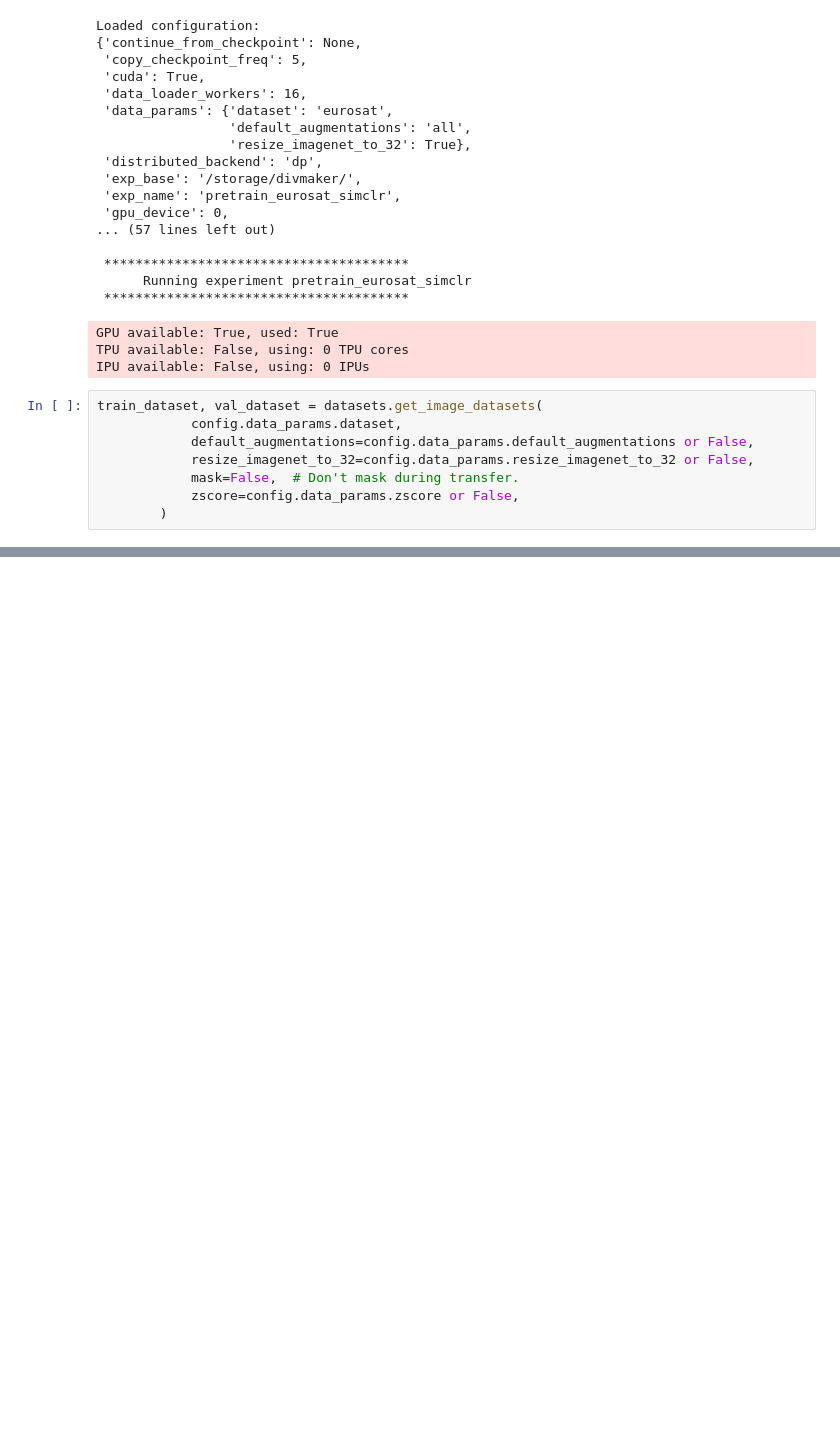
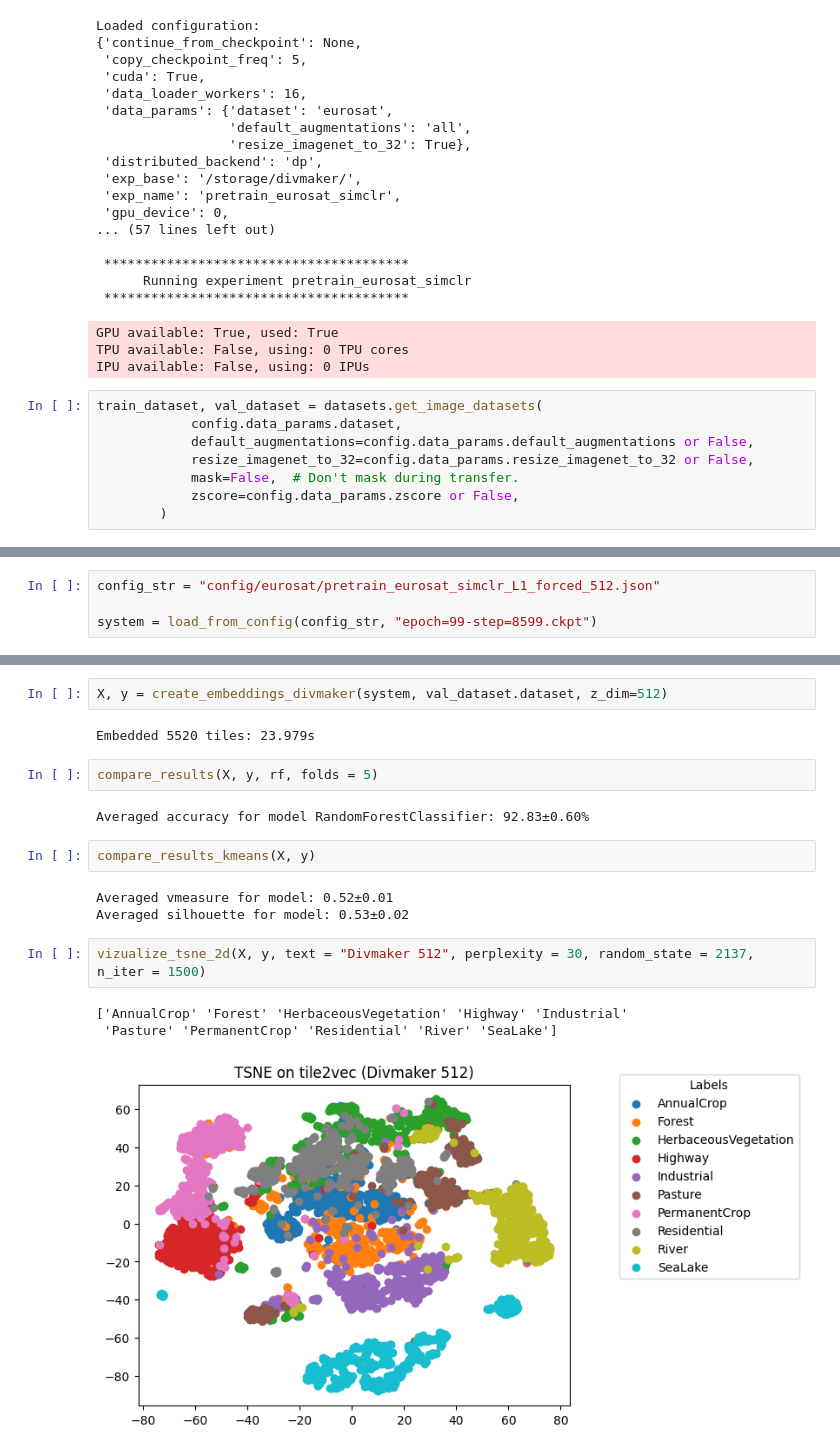
Before and after one commit to FilipLangiewicz/WB_projekt, a Jupyter notebook: code/divmaker/eval.ipynb, the cells around one changed output, grey strips where cells are left out. Cells and saved outputs as stored; diff of their text form; blank space fills up the shorter version.

```diff
--- a/code/divmaker/eval.ipynb
+++ b/code/divmaker/eval.ipynb
@@ -271,0 +405,4 @@ Averaged accuracy for model RandomForestClassifier: 94.24±0.42%
+# %%
+config_str = "config/eurosat/pretrain_eurosat_simclr_L1_forced_512.json"
+
+system = load_from_config(config_str, "epoch=99-step=8599.ckpt")
@@ -271,0 +450,19 @@ Averaged accuracy for model RandomForestClassifier: 94.24±0.42%
+# %%
+X, y = create_embeddings_divmaker(system, val_dataset.dataset, z_dim=512)
+# %% [output]
+Embedded 5520 tiles: 23.979s
+# %%
+compare_results(X, y, rf, folds = 5)
+# %% [output]
+Averaged accuracy for model RandomForestClassifier: 92.83±0.60%
+# %%
+compare_results_kmeans(X, y)
+# %% [output]
+Averaged vmeasure for model: 0.52±0.01
+Averaged silhouette for model: 0.53±0.02
+# %%
+vizualize_tsne_2d(X, y, text = "Divmaker 512", perplexity = 30, random_state = 2137, n_iter = 1500)
+# %% [output]
+['AnnualCrop' 'Forest' 'HerbaceousVegetation' 'Highway' 'Industrial'
+ 'Pasture' 'PermanentCrop' 'Residential' 'River' 'SeaLake']
+[figure, added]
```
Also changed, not shown: parts of 18 cells of this notebook, 8 other files.
